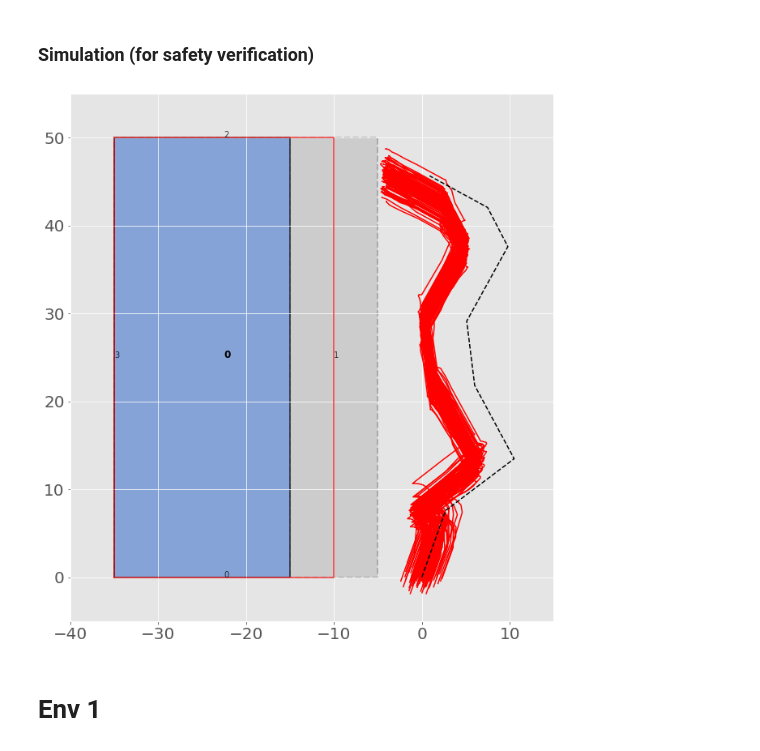
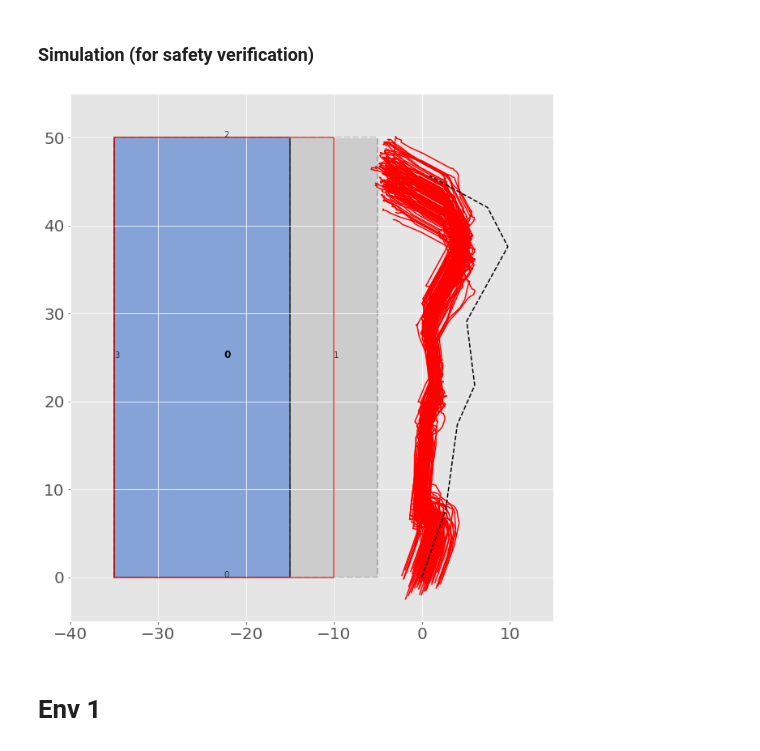
Before and after one commit to zhangvwk/planning-with-map-errors, a Jupyter notebook: environment_examples.ipynb, the cells around one changed output. Saved outputs shown, nothing was run; the diff lists cells and outputs as text; code cells hidden in the pictures.

```diff
--- a/environment_examples.ipynb
+++ b/environment_examples.ipynb
@@ -65,11 +65,11 @@ g = Graph(x0, x_range, env, lqr_planner)
 g.clear()
 # %%
 samples_all = np.load("samples.dat", allow_pickle=True)
-# samples_manual = []
-# # # for i in [0,22,8,17,18,23,13,47,10,29,11]:
+samples_manual = []
+for i in [0,22,8,17,18,23,13,47,10,29,11]:
 # for i in [0,8,18,13,47,10,29,11]:
-#     samples_manual.append(samples_all[i,:2])
-# samples_manual = np.array(samples_manual)
-# g.set_samples(samples_manual)
-g.set_samples(samples_all)
+    samples_manual.append(samples_all[i,:2])
+samples_manual = np.array(samples_manual)
+g.set_samples(samples_manual)
+# g.set_samples(samples_all)
 # %%
@@ -149,22 +148,23 @@ plan_found.Xk_full
 # u_noms[:,1] = np.ones(T) * (dx/dt)
 
 # path_indices = [0,2,4,6,7,8,9,10]
-path_indices = [0,1,2,3,4,5,6,7]
-x_noms, u_noms, scales = GeoTools.indices2traj(path_indices, 2, 2, g)
+# path_indices = [0,1,2,3,4,5,6,7]
+path_indices = [0,2,5,6,7,8,9,10]
+x_noms, u_noms, Qs_scaled = GeoTools.indices2traj(path_indices, 2, 2, g)
 # %%
 sim = Simulator(env)
-sim.set_motion(A, B, Q)
+sim.set_motion(A, B)
 sim.set_obs(R)
 sim.set_gain(lqr_planner.gain)
 sim.set_init_est(x_est_0, P_est_0)
 num_iters = 100
-xs, x_ests, x_bars, prob_collision = sim.run(num_iters, x0, P_est_0, x_noms, u_noms, scales)
+xs, x_ests, x_bars, prob_collision = sim.run(num_iters, x0, P_est_0, x_noms, u_noms, Qs_scaled)
 
 env.plot()
 Point(x0[0],x0[1]).plot()
 sim.plot_trajs(xs, x_noms)
 # %% [output]
-[figure, old version]
+[figure, new version]
 # %% [markdown]
 # Env 1
 # %%
```
Also changed, not shown: parts of 34 cells of this notebook, 9 other files.
